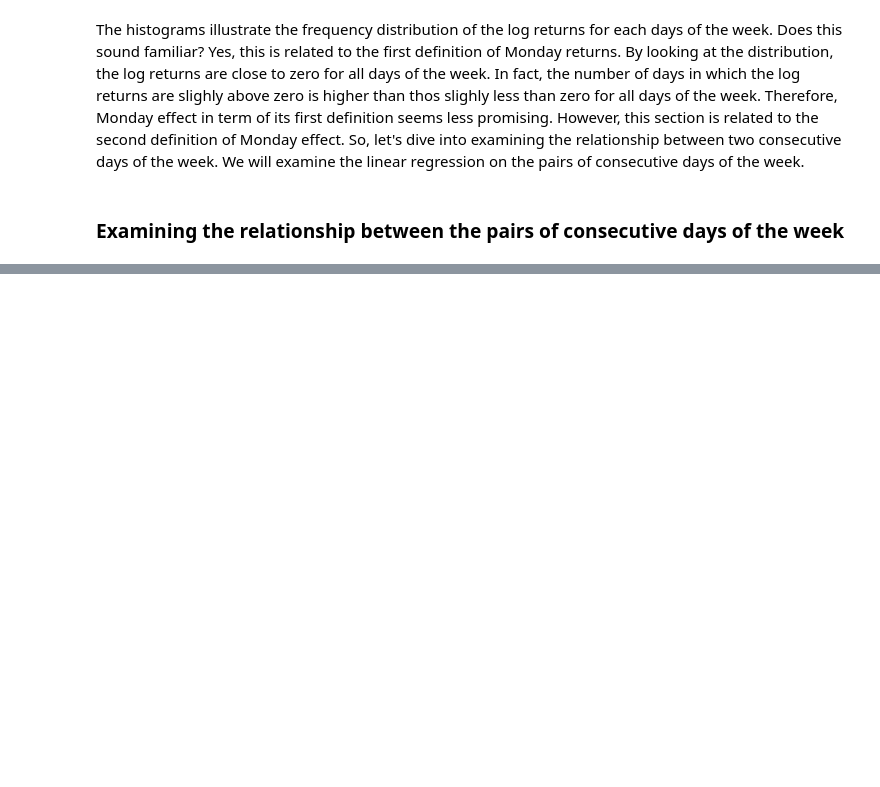
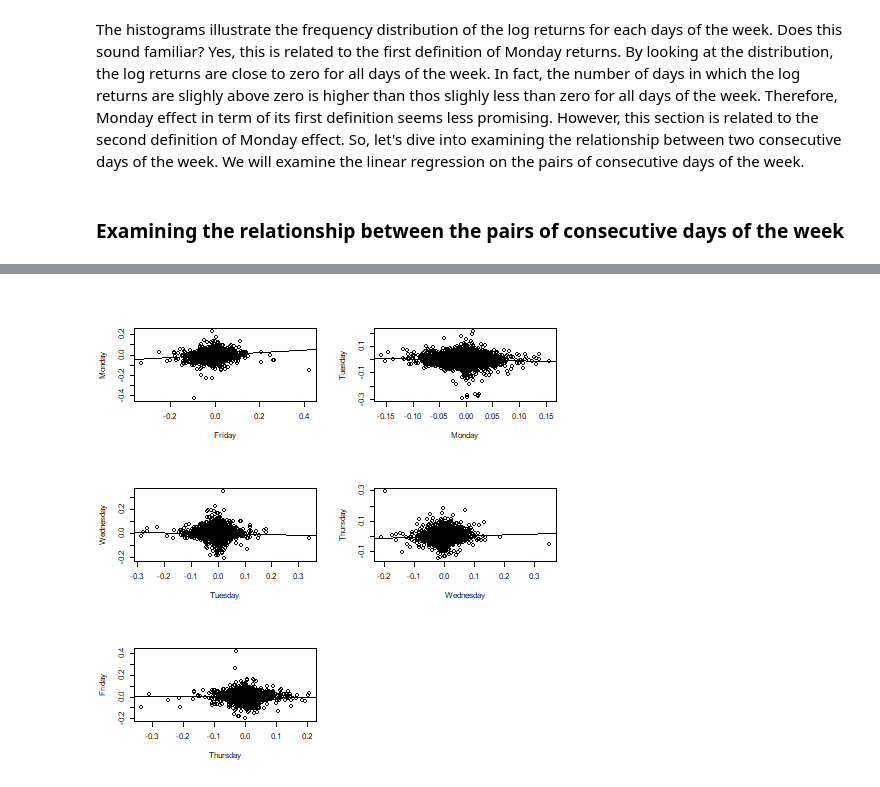
Before and after one commit to Sungbinyouk/UCSB-PSTAT234-2021S-Final-Project-Stock, a Jupyter notebook: Examining Monday Effect.ipynb, the cells around one changed output, grey strips where cells are left out. Cells and saved outputs as stored; diff of their text form; code cells hidden in the pictures; blank space fills up the shorter version.

```diff
--- a/Examining Monday Effect.ipynb
+++ b/Examining Monday Effect.ipynb
@@ -510,0 +659,21 @@ There is a statistically significant positive relationship between the log retur
+# %%
+%%R
+# Let's visualize our data. We will draw a scatter plot and the linear regression.
+layout(matrix(c(1,2,3,4,5,6), nrow = 3, ncol = 2, byrow = TRUE))
+plot(Monday_Friday_F$logreturn,Monday_Friday_M$logreturn,
+    xlab = "Friday", ylab = "Monday")
+abline(fit_F_M_sig)
+plot(Monday_Tuesday_M$logreturn,Monday_Tuesday_Tu$logreturn,
+    xlab = "Monday", ylab = "Tuesday")
+abline(fit_M_Tu_sig)
+plot(Tuesday_Wednesday_Tu$logreturn,Tuesday_Wednesday_W$logreturn,
+    xlab = "Tuesday", ylab = "Wednesday")
+abline(fit_Tu_W_sig)
+plot(Wednesday_Thursday_W$logreturn,Wednesday_Thursday_Th$logreturn,
+    xlab = "Wednesday", ylab = "Thursday")
+abline(fit_W_Th_sig)
+plot(Thursday_Friday_Th$logreturn,Thursday_Friday_F$logreturn,
+    xlab = "Thursday", ylab = "Friday")
+abline(fit_Th_F_sig)
+# %% [output]
+[figure, added]
```
Also changed, not shown: parts of 16 cells of this notebook.
